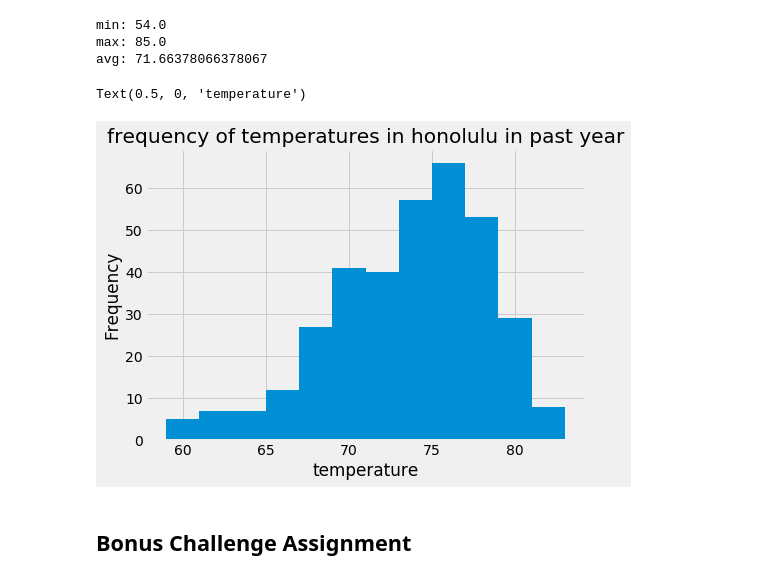
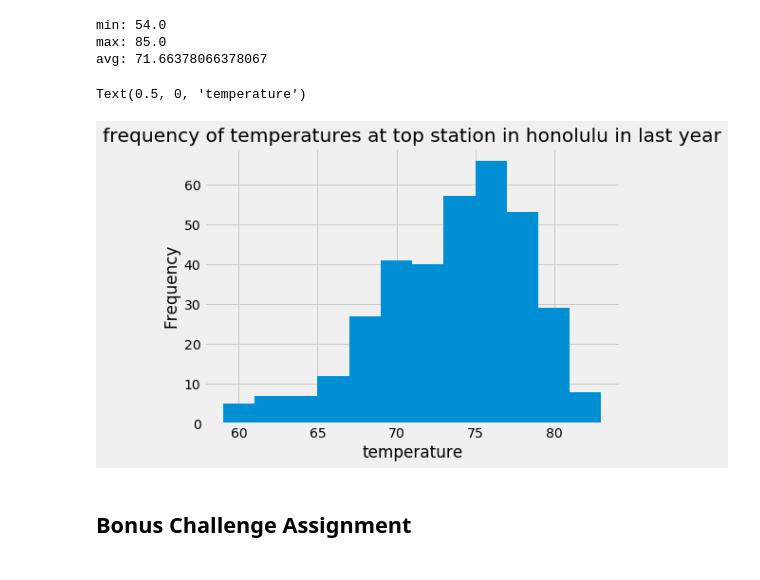
Before and after one commit to mariajdong/10_sqlalchemy_hw, a Jupyter notebook: climate_notebook.ipynb, the cells around one changed output. Cells and saved outputs as stored; diff of their text form; code cells hidden in the pictures.

```diff
--- a/climate_notebook.ipynb
+++ b/climate_notebook.ipynb
@@ -140,26 +140,26 @@ avg: 71.66378066378067
 # %%
 #query top station's last 12 months of temps, plot as histogram
 
 #query measurement table for dates & temps
 recent_temps = session.query (meas.date, meas.tobs).\
                               filter (meas.date >= first_date).\
                               filter_by (station = top_station).all()
 
 #populate dataframe, set column names
 recent_temp_df = pd.DataFrame (recent_temps,
                                columns = ['date', 'temp (F)'])
 
 #plot histogram w/ pandas plot
 recent_temp_df.plot.hist (bins = 12,
-                          title = 'frequency of temperatures in honolulu in past year',
+                          title = 'frequency of temperatures at top station in honolulu in last year',
                           legend = False,
                           figsize = (7, 5))
 
 #label x-axis
 plt.xlabel ('temperature')
 # %% [output]
 Text(0.5, 0, 'temperature')
-[figure, old version]
+[figure, new version]
 # %% [markdown]
 ## Bonus Challenge Assignment
 # %%
```
Also changed, not shown: parts of 6 cells of this notebook.
